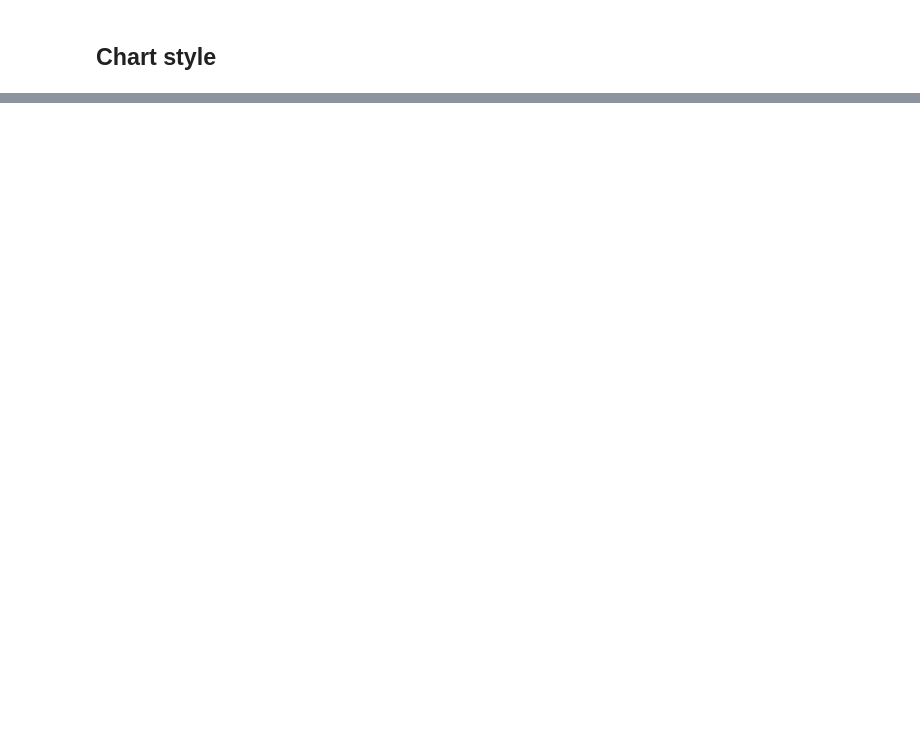
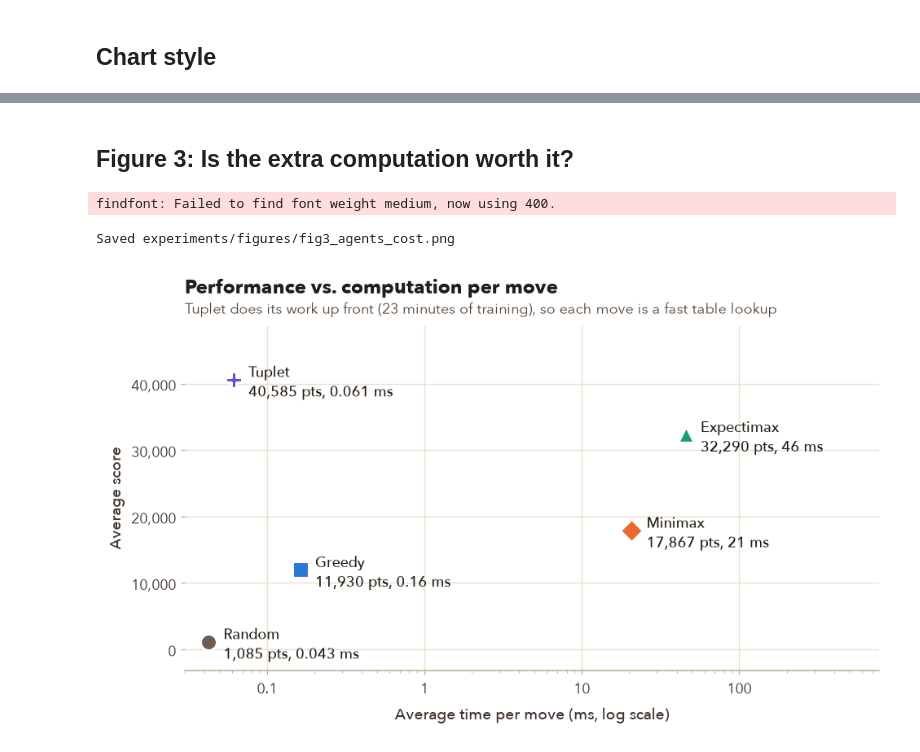
Before and after one commit to hardoc15/2048Bot, a Jupyter notebook: experiments/results.ipynb, the cells around one changed output, grey strips where cells are left out. Cells and saved outputs as stored; diff of their text form; code cells hidden in the pictures; blank space fills up the shorter version.

```diff
--- a/experiments/results.ipynb
+++ b/experiments/results.ipynb
@@ -599,0 +192,26 @@ Saved experiments/figures/fig11_td_vs_villain_curve.png
+# %% [markdown]
+## Figure 3: Is the extra computation worth it?
+# %%
+fig, ax = plt.subplots(figsize=(10, 5))
+ms = normal.groupby("agent").agent_ms_per_move.mean()
+for a in present:
+    ax.scatter(ms[a], means[a], s=170, color=AGENT_COLOR[a], marker=AGENT_MARKER[a], edgecolors=SURFACE,
+               linewidths=2, zorder=3)
+    ax.annotate(f"{AGENT_LABEL[a]}\n{means[a]:,.0f} pts, {ms[a]:.2g} ms", (ms[a], means[a]), xytext=(12, -2),
+                textcoords="offset points", va="center", fontsize=11.5, color=INK, fontweight="medium")
+ax.set_xscale("log")
+ax.xaxis.set_major_formatter(plt.FuncFormatter(lambda v, _: f"{v:g}"))
+ax.grid(True, axis="both")
+ax.set_ylim(-means.max() * 0.08, means.max() * 1.2)
+lo, hi = ax.get_xlim(); ax.set_xlim(lo, hi * 12)
+ax.yaxis.set_major_formatter(comma)
+ax.set_xlabel("Average time per move (ms, log scale)")
+ax.set_ylabel("Average score")
+ax.set_title("Performance vs. computation per move")
+subtitle(ax, "Tuplet does its work up front (23 minutes of training), so each move is a fast table lookup")
+save(fig, "fig3_agents_cost.png")
+plt.show()
+# %% [output]
+findfont: Failed to find font weight medium, now using 400.
+Saved experiments/figures/fig3_agents_cost.png
+[figure, added]
```
Also changed, not shown: parts of 58 cells of this notebook, 33 other files.
